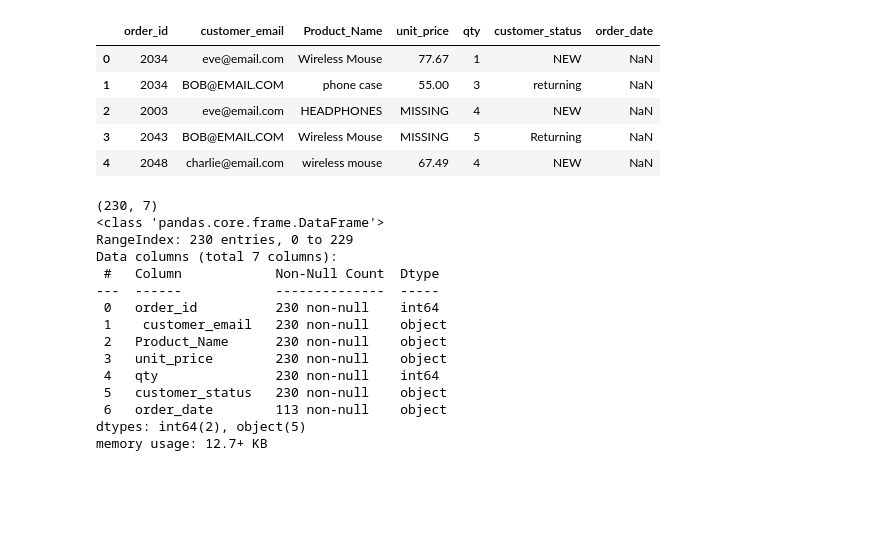
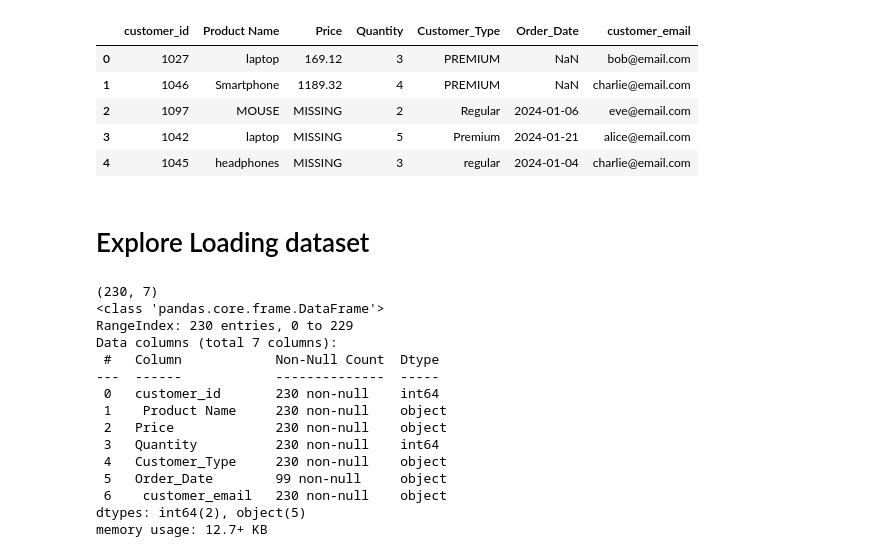
Before and after one commit to JavierWolvie/Data-Analytics, a Jupyter notebook: PYTHON/Order Data Cleaning Challenge.ipynb, the cells around one changed output. Cells and saved outputs as stored; diff of their text form; code cells hidden in the pictures; blank space fills up the shorter version.

```diff
--- a/PYTHON/Order Data Cleaning Challenge.ipynb
+++ b/PYTHON/Order Data Cleaning Challenge.ipynb
@@ -4,16 +4,19 @@
 import pandas as pd
 import numpy as np
 # %%
-df= pd.read_csv("messy_order_assignment.csv")
+#loading dataset
+df= pd.read_csv("data_cleaning_in_python.csv")
 
 df.head()
 # %% [output]
-|  | order_id | customer_email | Product_Name | unit_price | qty | customer_status | order_date |
-| 0 | 2034 | eve@email.com | Wireless Mouse | 77.67 | 1 | NEW | NaN |
-| 1 | 2034 | BOB@EMAIL.COM | phone case | 55.00 | 3 | returning | NaN |
-| 2 | 2003 | eve@email.com | HEADPHONES | MISSING | 4 | NEW | NaN |
-| 3 | 2043 | BOB@EMAIL.COM | Wireless Mouse | MISSING | 5 | Returning | NaN |
-| 4 | 2048 | charlie@email.com | wireless mouse | 67.49 | 4 | NEW | NaN |
+|  | customer_id | Product Name | Price | Quantity | Customer_Type | Order_Date | customer_email |
+| 0 | 1027 | laptop | 169.12 | 3 | PREMIUM | NaN | bob@email.com |
+| 1 | 1046 | Smartphone | 1189.32 | 4 | PREMIUM | NaN | charlie@email.com |
+| 2 | 1097 | MOUSE | MISSING | 2 | Regular | 2024-01-06 | eve@email.com |
+| 3 | 1042 | laptop | MISSING | 5 | Premium | 2024-01-21 | alice@email.com |
+| 4 | 1045 | headphones | MISSING | 3 | regular | 2024-01-04 | charlie@email.com |
+# %% [markdown]
+ # Explore Loading dataset
 # %%
 # see the shape
 print(df.shape)
@@ -26,13 +29,13 @@ RangeIndex: 230 entries, 0 to 229
 Data columns (total 7 columns):
  #   Column            Non-Null Count  Dtype
 ---  ------            --------------  -----
- 0   order_id          230 non-null    int64
- 1    customer_email   230 non-null    object
- 2   Product_Name      230 non-null    object
- 3   unit_price        230 non-null    object
- 4   qty               230 non-null    int64
- 5   customer_status   230 non-null    object
- 6   order_date        113 non-null    object
+ 0   customer_id       230 non-null    int64
+ 1    Product Name     230 non-null    object
+ 2   Price             230 non-null    object
+ 3   Quantity          230 non-null    int64
+ 4   Customer_Type     230 non-null    object
+ 5   Order_Date        99 non-null     object
+ 6    customer_email   230 non-null    object
 dtypes: int64(2), object(5)
 memory usage: 12.7+ KB
 # %%
```
Also changed, not shown: parts of 19 cells of this notebook.
